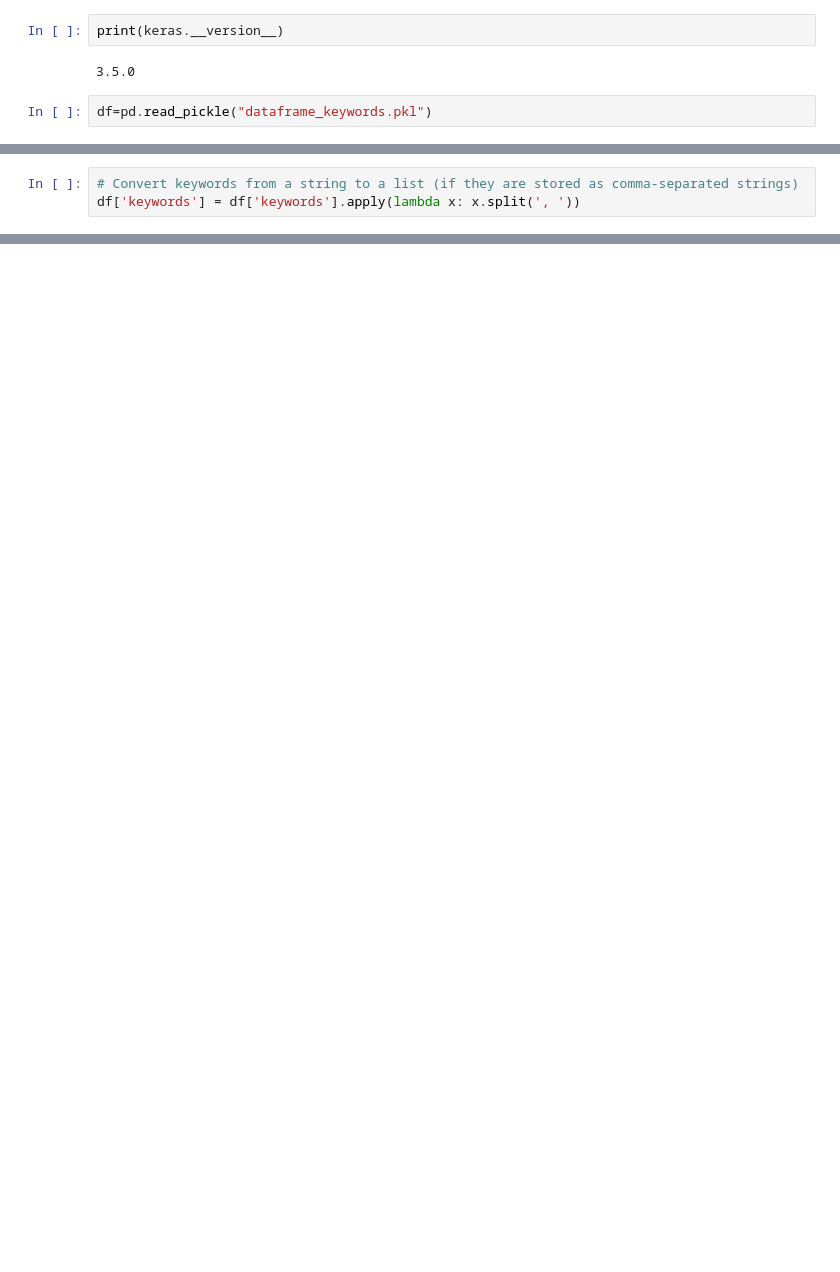
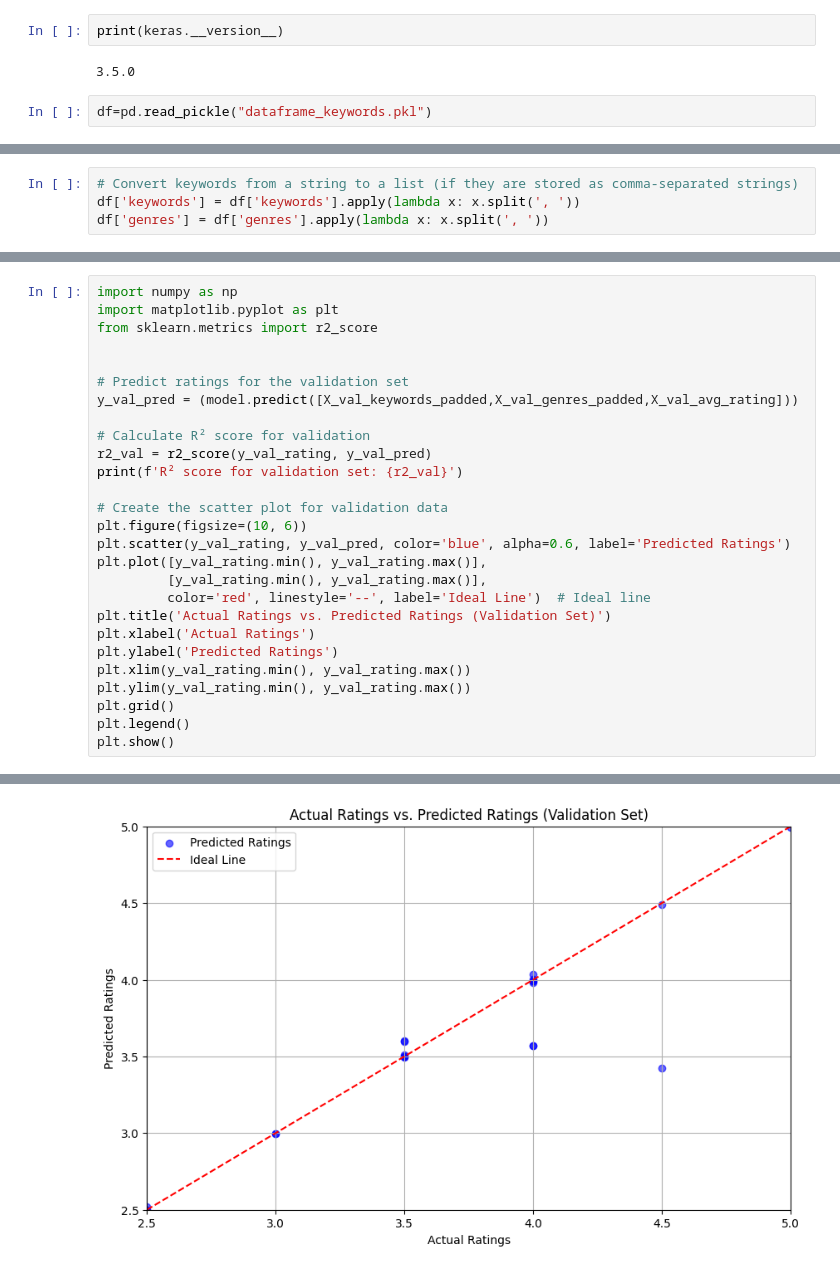
Before and after one commit to Fatha27/movie-keywords-embeddings, a Jupyter notebook: embeddings.ipynb, the cells around one changed output, grey strips where cells are left out. Drawn from its saved outputs; the diff is of its cells as text; blank space fills up the shorter version.

```diff
--- a/embeddings.ipynb
+++ b/embeddings.ipynb
@@ -36,3 +29,4 @@ df.head(2)
 # %%
 # Convert keywords from a string to a list (if they are stored as comma-separated strings)
 df['keywords'] = df['keywords'].apply(lambda x: x.split(', '))
+df['genres'] = df['genres'].apply(lambda x: x.split(', '))
@@ -222,0 +223,28 @@ plt.show()
+# %%
+import numpy as np
+import matplotlib.pyplot as plt
+from sklearn.metrics import r2_score
+
+
+# Predict ratings for the validation set
+y_val_pred = (model.predict([X_val_keywords_padded,X_val_genres_padded,X_val_avg_rating]))
+
+# Calculate R² score for validation
+r2_val = r2_score(y_val_rating, y_val_pred)
+print(f'R² score for validation set: {r2_val}')
+
+# Create the scatter plot for validation data
+plt.figure(figsize=(10, 6))
+plt.scatter(y_val_rating, y_val_pred, color='blue', alpha=0.6, label='Predicted Ratings')
+plt.plot([y_val_rating.min(), y_val_rating.max()],
+         [y_val_rating.min(), y_val_rating.max()],
+         color='red', linestyle='--', label='Ideal Line')  # Ideal line
+plt.title('Actual Ratings vs. Predicted Ratings (Validation Set)')
+plt.xlabel('Actual Ratings')
+plt.ylabel('Predicted Ratings')
+plt.xlim(y_val_rating.min(), y_val_rating.max())
+plt.ylim(y_val_rating.min(), y_val_rating.max())
+plt.grid()
+plt.legend()
+plt.show()
+# %% [output]
@@ -222,0 +253 @@ plt.show()
+[figure, added]
```
Also changed, not shown: parts of 27 cells of this notebook.
